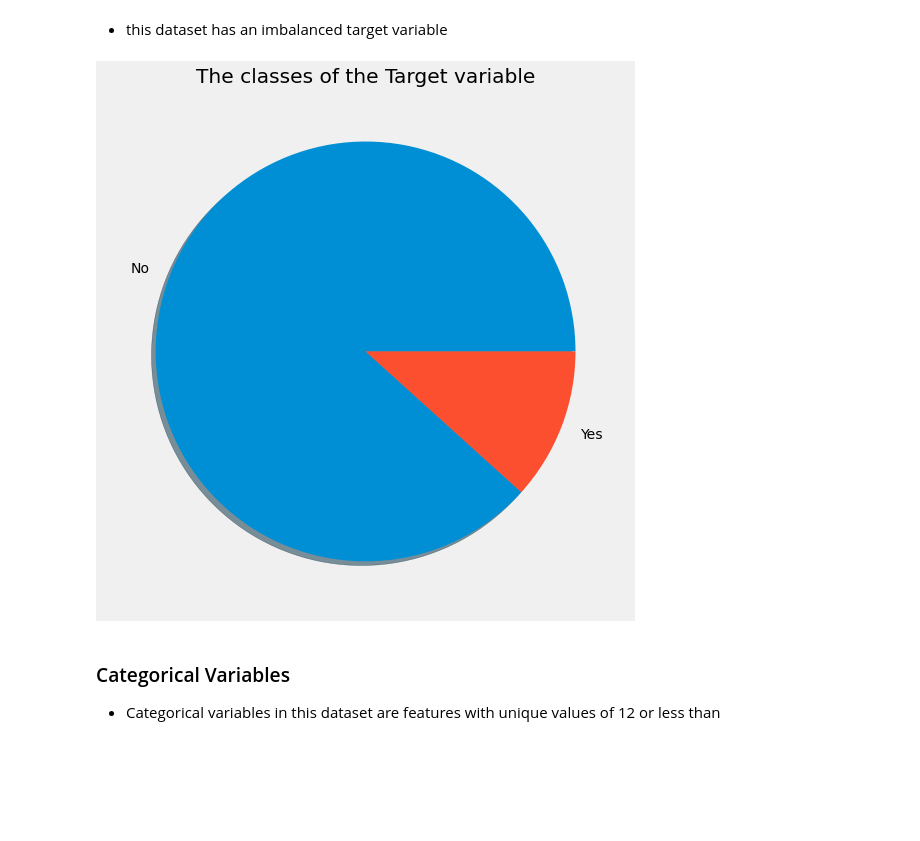
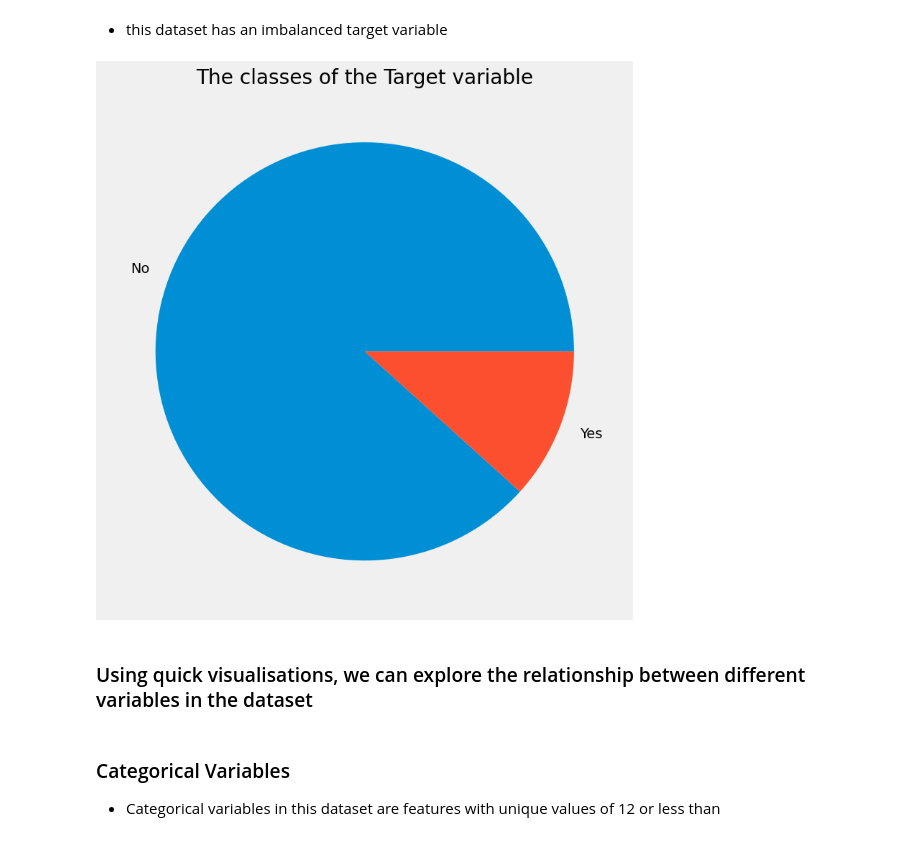
Before and after one commit to Campeone/Machine-Learning-Classification-Analysis, a Jupyter notebook: Bank marketing prediction/Bank marketing classification Analysis.ipynb, the cells around one changed output. Cells and saved outputs as stored; diff of their text form; code cells hidden in the pictures; blank space fills up the shorter version.

```diff
--- a/Bank marketing prediction/Bank marketing classification Analysis.ipynb
+++ b/Bank marketing prediction/Bank marketing classification Analysis.ipynb
@@ -106,14 +145,16 @@ Name: y, dtype: int64
 # %%
 # pie chart
 plt.figure(figsize = (8, 8))
 slices = bank['y'].value_counts()
 labels = ['No', 'Yes']
-plt.pie(x = slices, labels = labels, shadow = True)
+plt.pie(x = slices, labels = labels)
 plt.title('The classes of the Target variable')
 plt.tight_layout()
 plt.show()
 # %% [output]
-[figure, old version]
+[figure, new version]
+# %% [markdown]
+### Using quick visualisations, we can explore the relationship between different variables in the dataset
 # %% [markdown]
 ### Categorical Variables
 
```
Also changed, not shown: parts of 85 cells of this notebook.
